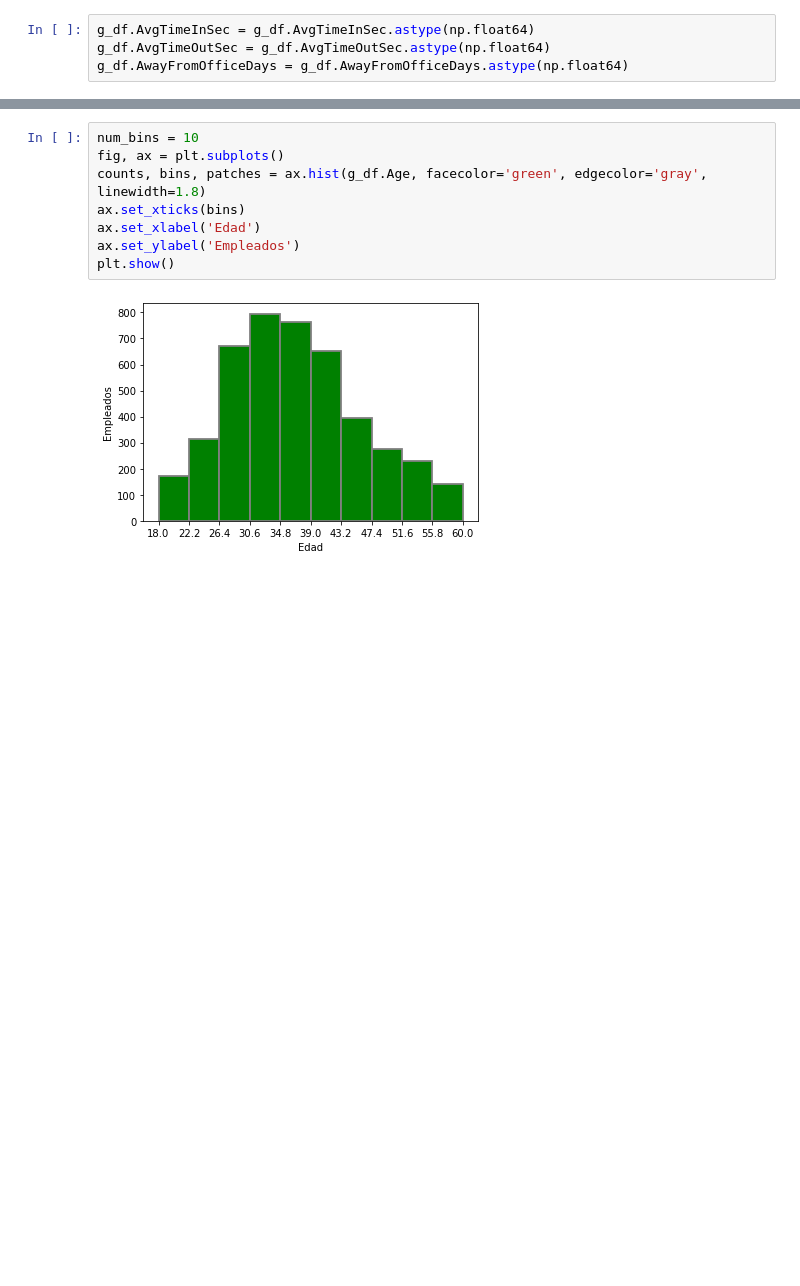
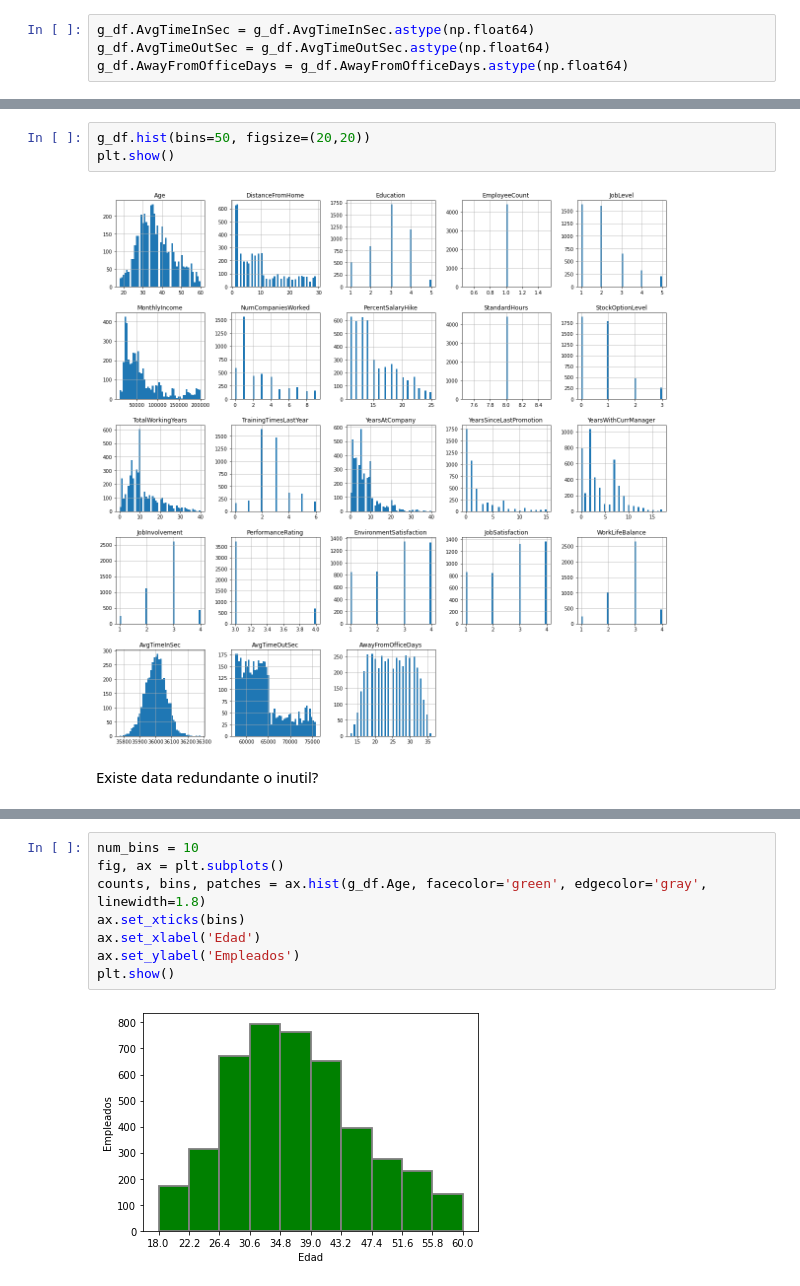
Before and after one commit to luisfangulop/hr-attrition, a Jupyter notebook: EDA.ipynb, the cells around one changed output, grey strips where cells are left out. Cells and saved outputs as stored; diff of their text form; blank space fills up the shorter version.

```diff
--- a/EDA.ipynb
+++ b/EDA.ipynb
@@ -113,0 +115,7 @@ g_df.describe()
+# %%
+g_df.hist(bins=50, figsize=(20,20))
+plt.show()
+# %% [output]
+[figure, added]
+# %% [markdown]
+Existe data redundante o inutil?
```
Also changed, not shown: parts of 59 cells of this notebook, 2 other files.
